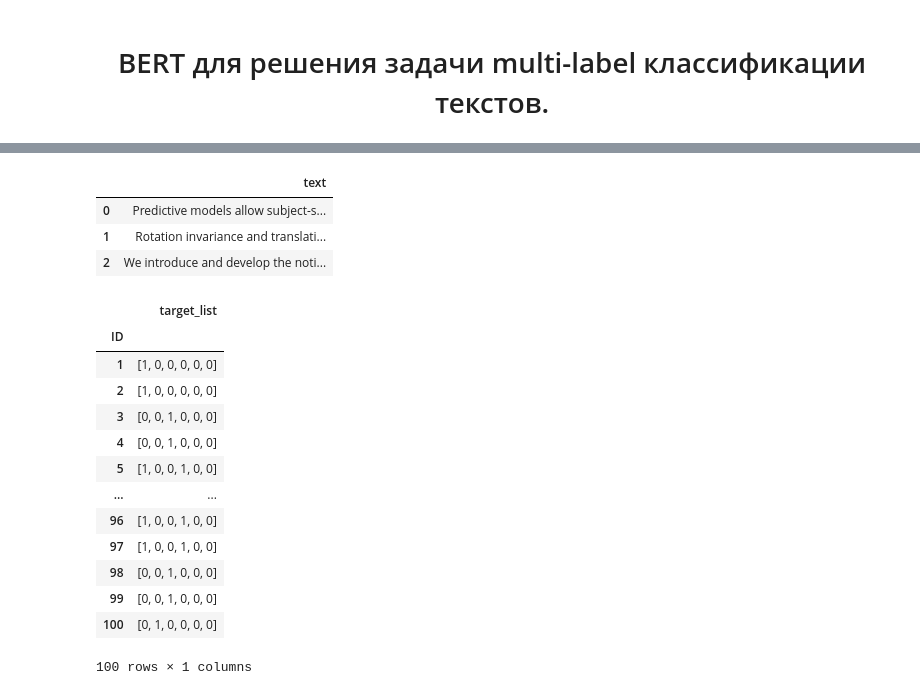
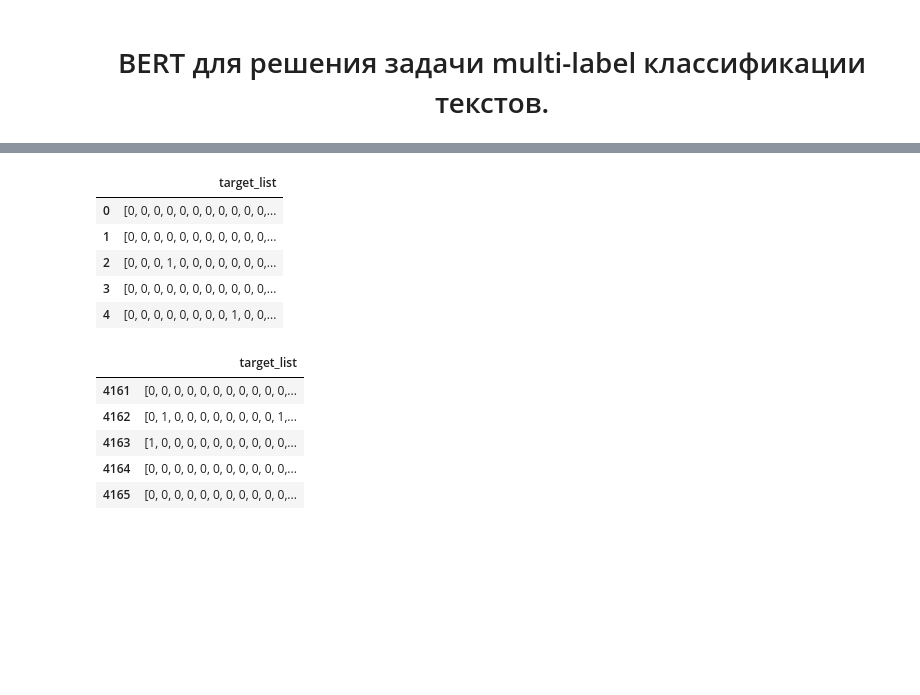
Before and after one commit to Maksim-Goncharovskiy/nlp-workshop, a Jupyter notebook: notebooks/Multi-Label-BERT.ipynb, the cells around one changed output, grey strips where cells are left out. Saved outputs shown, nothing was run; the diff lists cells and outputs as text; code cells hidden in the pictures; blank space fills up the shorter version.

```diff
--- a/notebooks/Multi-Label-BERT.ipynb
+++ b/notebooks/Multi-Label-BERT.ipynb
@@ -26,12 +8,6 @@ target_cols = [
-# %%
-X_df = pd.DataFrame(
-    data['ABSTRACT'].values,
-    columns = ['text']
-)
-
-X_df.head(3)
-# %% [output]
-|  | text |
-| 0 | Predictive models allow subject-s... |
-| 1 | Rotation invariance and translati... |
-| 2 | We introduce and develop the noti... |
+# %%
+X_train_df = pd.read_csv("../data/processed/train/text_train_df.csv", index_col=0)
+X_val_df = pd.read_csv("../data/processed/val/text_val_df.csv", index_col=0)
+
+y_train_df = pd.read_csv("../data/processed/train/target_train_df.csv", index_col=0)
+y_val_df = pd.read_csv("../data/processed/val/target_val_df.csv", index_col=0)
@@ -38,24 +18,26 @@ X_df.head(3)
+# %%
+target_cols = [f"trend_id_res{i}" for i in range(50)]
 # %%
-def make_target_list(row):
+def make_target_list(row) -> list:
     target_list = []
     for target in target_cols:
         target_list.append(row[target])
     return target_list
 # %%
-y_df = pd.DataFrame(data.apply(make_target_list, axis=1), columns=['target_list'])
-y_df
+y_train_df = pd.DataFrame(y_train_df.apply(make_target_list, axis=1), columns=['target_list'])
+y_val_df = pd.DataFrame(y_val_df.apply(make_target_list, axis=1), columns=['target_list'])
+display(y_train_df.head())
+display(y_val_df.head())
 # %% [output]
 |  | target_list |
-| ID |  |
-| 1 | [1, 0, 0, 0, 0, 0] |
-| 2 | [1, 0, 0, 0, 0, 0] |
-| 3 | [0, 0, 1, 0, 0, 0] |
-| 4 | [0, 0, 1, 0, 0, 0] |
-| 5 | [1, 0, 0, 1, 0, 0] |
-| ... | ... |
-| 96 | [1, 0, 0, 1, 0, 0] |
-| 97 | [1, 0, 0, 1, 0, 0] |
-| 98 | [0, 0, 1, 0, 0, 0] |
-| 99 | [0, 0, 1, 0, 0, 0] |
-| 100 | [0, 1, 0, 0, 0, 0] |
+| 0 | [0, 0, 0, 0, 0, 0, 0, 0, 0, 0, 0,... |
+| 1 | [0, 0, 0, 0, 0, 0, 0, 0, 0, 0, 0,... |
+| 2 | [0, 0, 0, 1, 0, 0, 0, 0, 0, 0, 0,... |
+| 3 | [0, 0, 0, 0, 0, 0, 0, 0, 0, 0, 0,... |
+| 4 | [0, 0, 0, 0, 0, 0, 0, 0, 1, 0, 0,... |
-100 rows × 1 columns
+|  | target_list |
+| 4161 | [0, 0, 0, 0, 0, 0, 0, 0, 0, 0, 0,... |
+| 4162 | [0, 1, 0, 0, 0, 0, 0, 0, 0, 0, 1,... |
+| 4163 | [1, 0, 0, 0, 0, 0, 0, 0, 0, 0, 0,... |
+| 4164 | [0, 0, 0, 0, 0, 0, 0, 0, 0, 0, 0,... |
+| 4165 | [0, 0, 0, 0, 0, 0, 0, 0, 0, 0, 0,... |
```
Also changed, not shown: parts of 33 cells of this notebook, 1 other file.
